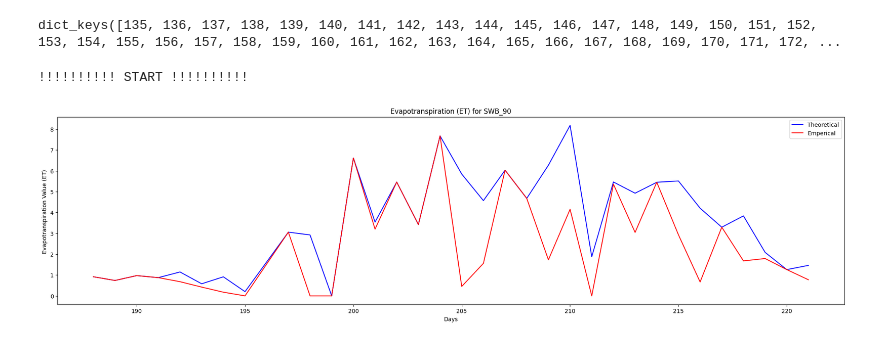
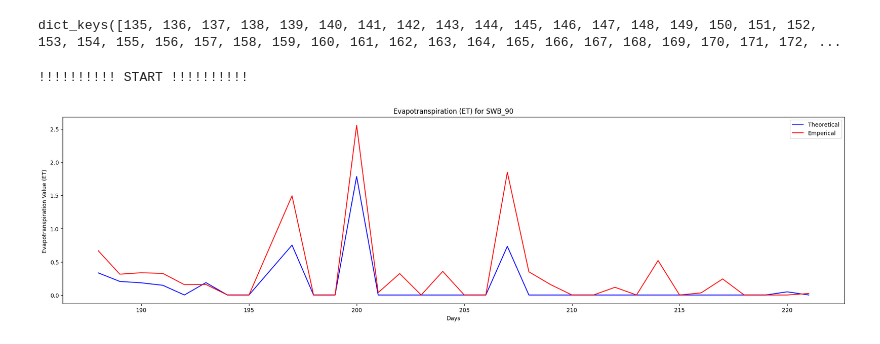
Before and after one commit to ahermze/Irrigation-Tool-Hub, a Jupyter notebook: backend/notebook.ipynb, the cells around one changed output. Drawn from its saved outputs; the diff is of its cells as text; code cells hidden in the pictures.

```diff
--- a/backend/notebook.ipynb
+++ b/backend/notebook.ipynb
@@ -526,35 +526,35 @@ def plots_the_retrieval(idx, tc, cc, wx, st, day_start, day_end, treatment_selec
         if (now in ETr_dictionary and now in Kc_dictionary and now in cwsi_t2_dictionary):
             emperical_result.append(float(ETr_dictionary[now] * Kc_dictionary[now] * cwsi_e_dictionary[now]))
             emperical_date.append(now)
         now=now+1
 
     #### Plot the results
     plt.figure(figsize=(25, 6))
 
     # plt.figure()
     plt.plot(theoretical_date, theoretical_result, 'blue', label = "Theoretical")
     plt.plot(emperical_date, emperical_result, 'r', label = "Emperical")
     plt.xlabel('Days')
     plt.ylabel('Evapotranspiration Value (ET) ')
     plt.title("Evapotranspiration (ET) for " + treatment_select)
     plt.legend()
     # plt.savefig("./static/merged_result.png")
     plt.show()
     # print(emperical_result)
     # print(theoretical_result)
 
 
 
 def plot_the_buttons(file_name, day_start, day_end, treatment, start_hour, end_hour, select_hour):
     print("!!!!!!!!!! START !!!!!!!!!!")
 
     tc, cc, wx, st, idx = load_filename(file_name)
     plots_the_retrieval(idx, tc, cc, wx, st, day_start, day_end, treatment, start_hour -1, end_hour, select_hour-1)
 
-plot_the_buttons(".././static/data.xlsx", 188, 222, "SWB_90", 1, 19, 12)
+plot_the_buttons(".././static/data.xlsx", 188, 222, "SWB_90", 10, 15, 12)
 # %% [output]
 !!!!!!!!!! START !!!!!!!!!!
-[figure, old version]
+[figure, new version]
 # %%
 def load_the_file(file_name):
 
```
Also changed, not shown: parts of 1 cell of this notebook, 4 other files.
